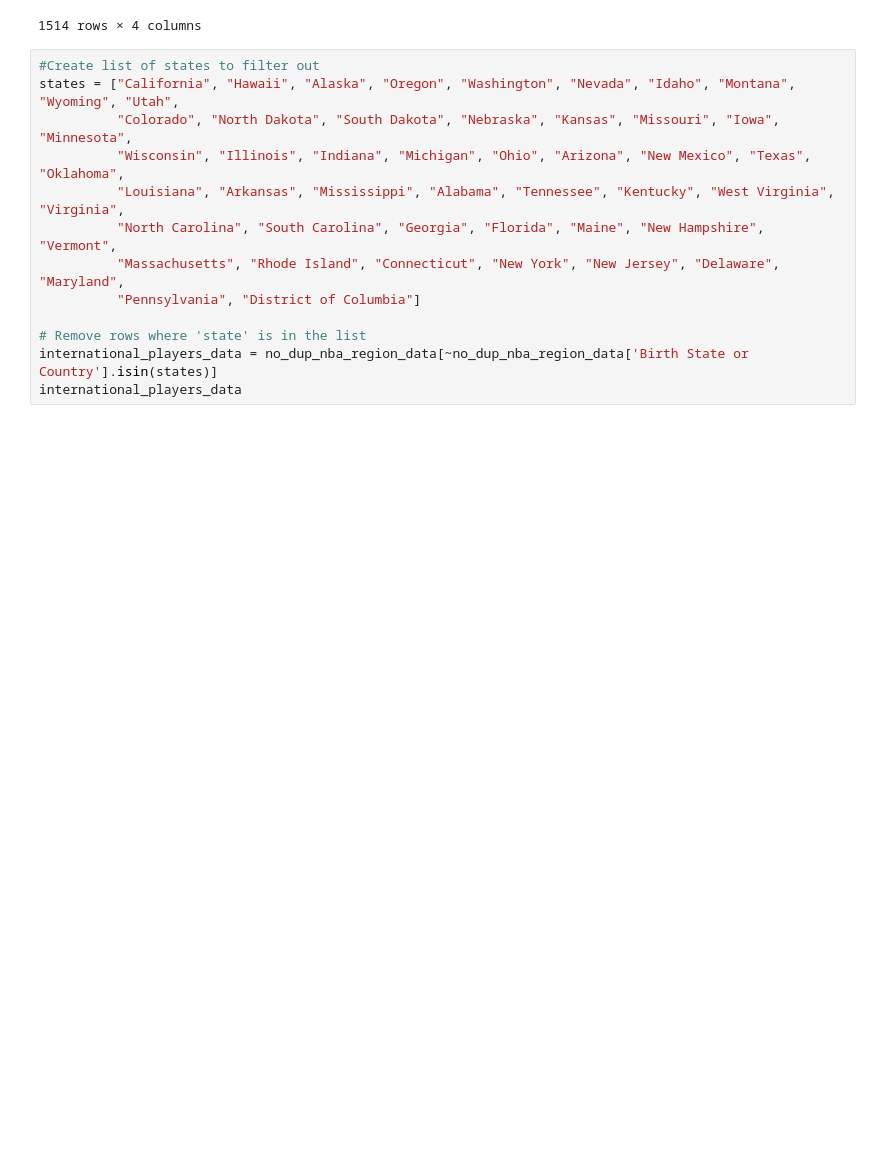
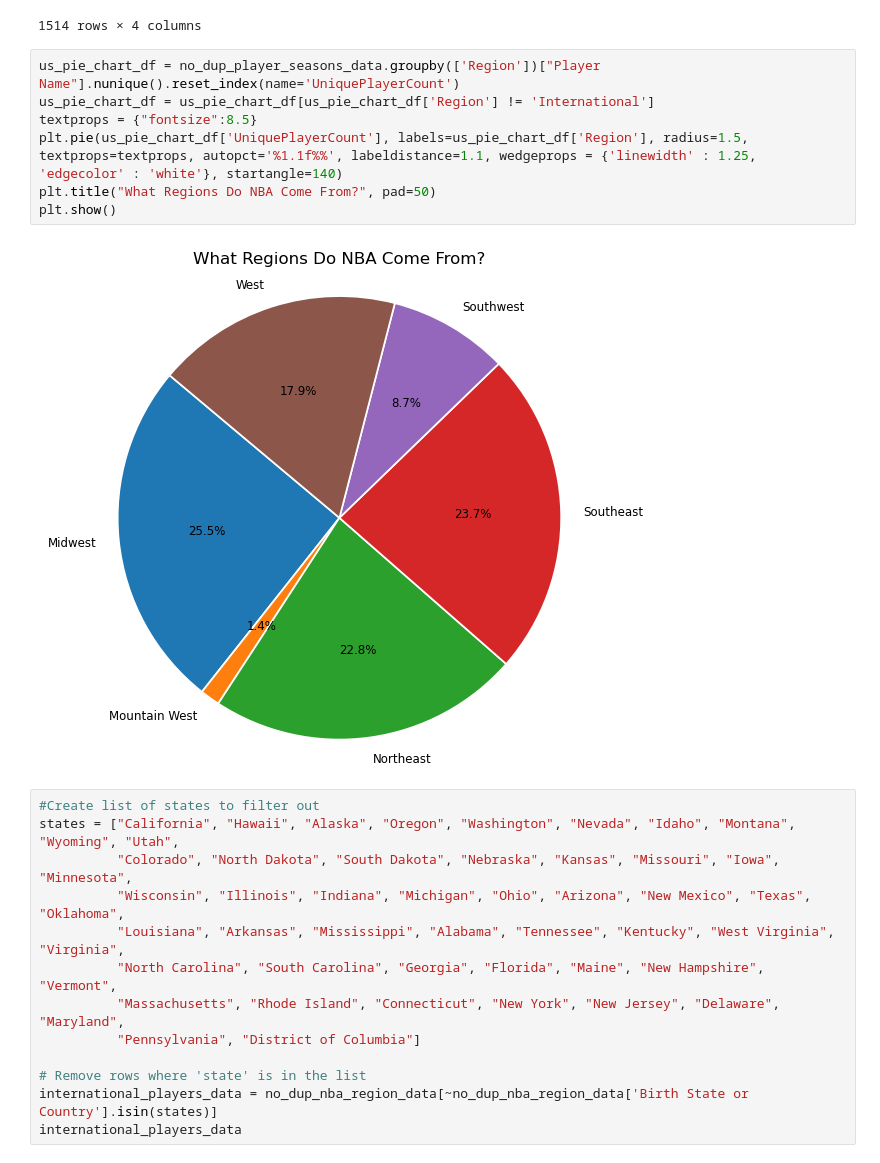
Before and after one commit to emitropoulos/Project-1, a Jupyter notebook: nba_analysis.ipynb, the cells around one changed output. Cells and saved outputs as stored; diff of their text form; blank space fills up the shorter version.

Commit message:
Adding titles and pie chart

```diff
--- a/nba_analysis.ipynb
+++ b/nba_analysis.ipynb
@@ -507,6 +520,15 @@ no_dup_player_seasons_data
 | 8059 | Zoran Dragic | 1 | International | Slovenia |
 | 8060 | Zoran Planinic | 3 | International | Bosnia and Herzegovina |
 1514 rows × 4 columns
+# %%
+us_pie_chart_df = no_dup_player_seasons_data.groupby(['Region'])["Player Name"].nunique().reset_index(name='UniquePlayerCount')
+us_pie_chart_df = us_pie_chart_df[us_pie_chart_df['Region'] != 'International']
+textprops = {"fontsize":8.5}
+plt.pie(us_pie_chart_df['UniquePlayerCount'], labels=us_pie_chart_df['Region'], radius=1.5, textprops=textprops, autopct='%1.1f%%', labeldistance=1.1, wedgeprops = {'linewidth' : 1.25, 'edgecolor' : 'white'}, startangle=140)
+plt.title("What Regions Do NBA Come From?", pad=50)
+plt.show()
+# %% [output]
+[figure, added]
 # %%
 #Create list of states to filter out
 states = ["California", "Hawaii", "Alaska", "Oregon", "Washington", "Nevada", "Idaho", "Montana", "Wyoming", "Utah",
```
Also changed, not shown: parts of 15 cells of this notebook.
